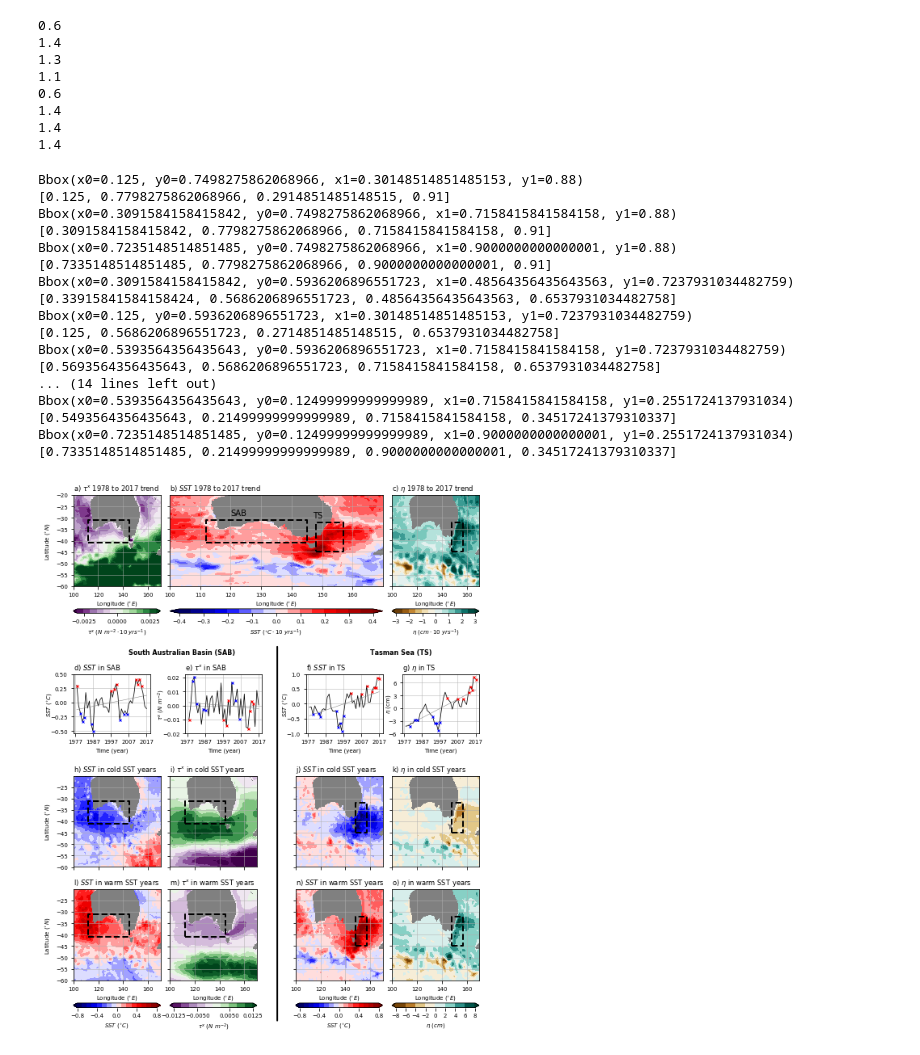
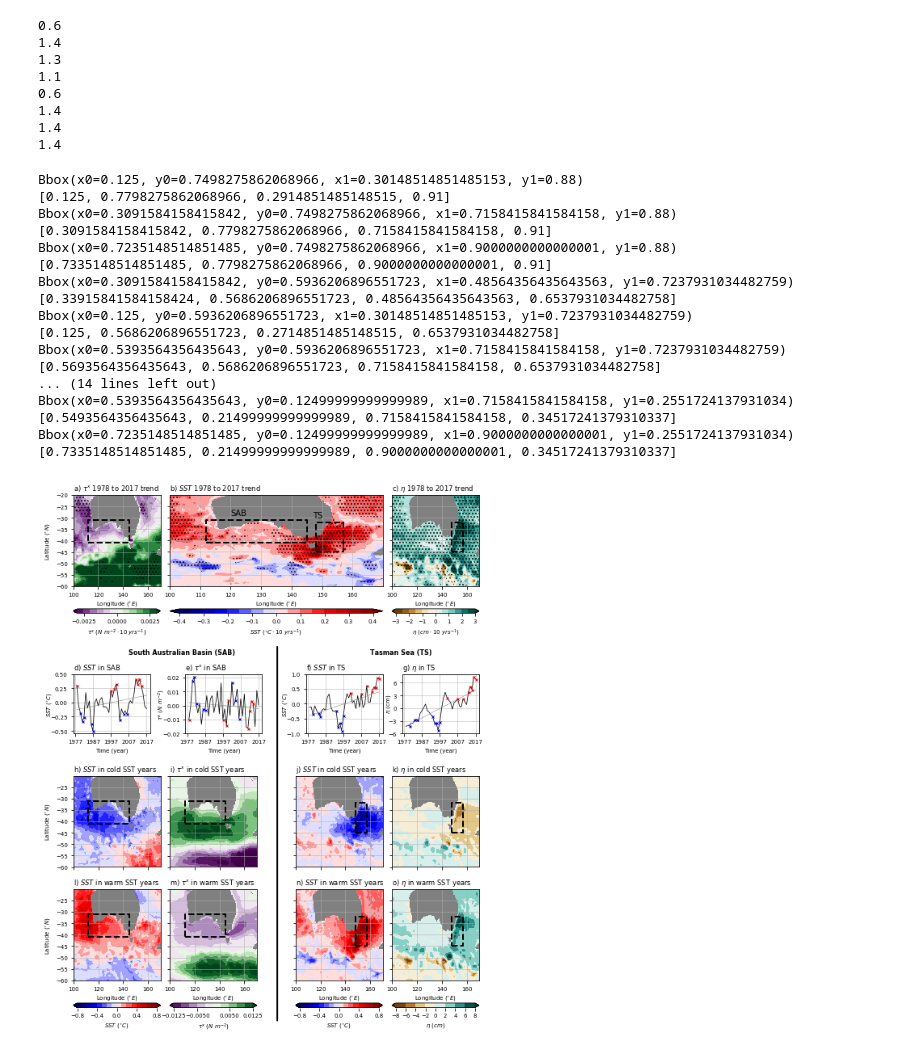
Before and after one commit to ERDuran/wombat_jra-iaf_mom025, a Jupyter notebook: c08_temp_tau_x_eta_t.ipynb, the cells around one changed output. Cells and saved outputs as stored; diff of their text form; code cells hidden in the pictures.

```diff
--- a/c08_temp_tau_x_eta_t.ipynb
+++ b/c08_temp_tau_x_eta_t.ipynb
@@ -307,9 +307,11 @@ yt_ocean = temp.yt_ocean
 xt_ocean = temp.xt_ocean
 temp_slopes = xr.DataArray(np.zeros([yt_ocean.shape[0], xt_ocean.shape[0]]), dims=(
     'latitude', 'longitude'), coords=[yt_ocean, xt_ocean], name='temp')
+temp_p = xr.DataArray(np.zeros([yt_ocean.shape[0], xt_ocean.shape[0]]), dims=(
+    'latitude', 'longitude'), coords=[yt_ocean, xt_ocean], name='temp')
 for iid, i in enumerate(yt_ocean):
     for jid, j in enumerate(xt_ocean):
-        temp_slopes[iid, jid], _, _, _, _ = \
+        temp_slopes[iid, jid], _, _, temp_p[iid, jid], _ = \
         stats.linregress(n_years, temp.sel(xt_ocean=j, yt_ocean=i))
     print('lat ' + str(np.array(i)))
 print(temp_slopes)
@@ -318,18 +320,22 @@ yu_ocean = tau_x.yu_ocean
 xu_ocean = tau_x.xu_ocean
 tau_x_slopes = xr.DataArray(np.zeros([yu_ocean.shape[0], xu_ocean.shape[0]]), dims=(
     'latitude', 'longitude'), coords=[yu_ocean, xu_ocean], name='tau_x')
+tau_x_p = xr.DataArray(np.zeros([yu_ocean.shape[0], xu_ocean.shape[0]]), dims=(
+    'latitude', 'longitude'), coords=[yu_ocean, xu_ocean], name='tau_x')
 for iid, i in enumerate(yu_ocean):
     for jid, j in enumerate(xu_ocean):
-        tau_x_slopes[iid, jid], _, _, _, _ = \
+        tau_x_slopes[iid, jid], _, _, tau_x_p[iid, jid], _ = \
         stats.linregress(n_years, tau_x.sel(xu_ocean=j, yu_ocean=i))
     print('lat ' + str(np.array(i)))
 print(tau_x_slopes)
 
 eta_t_slopes = xr.DataArray(np.zeros([yt_ocean.shape[0], xt_ocean.shape[0]]), dims=(
     'latitude', 'longitude'), coords=[yt_ocean, xt_ocean], name='eta_t')
+eta_t_p = xr.DataArray(np.zeros([yt_ocean.shape[0], xt_ocean.shape[0]]), dims=(
+    'latitude', 'longitude'), coords=[yt_ocean, xt_ocean], name='eta_t')
 for iid, i in enumerate(yt_ocean):
     for jid, j in enumerate(xt_ocean):
-        eta_t_slopes[iid, jid], _, _, _, _ = \
+        eta_t_slopes[iid, jid], _, _, eta_t_p[iid, jid], _ = \
         stats.linregress(n_years, eta_t.sel(xt_ocean=j, yt_ocean=i))
     print('lat ' + str(np.array(i)))
 print(eta_t_slopes)
@@ -1075,6 +1081,10 @@ print(pos_plot)
 levels = arange(-0.003,0.003,0.0005)
 plot = plt.contourf(tau_x_slopes_40.longitude, tau_x_slopes_40.latitude, tau_x_slopes_40,
             cmap='PRGn', levels=levels, extend='both')
+levels2=[0, 0.05]
+data2 = tau_x_p
+plot2 = plt.contourf(data2.longitude, data2.latitude, data2, hatches=['...'],
+            colors='none', levels=levels2)
 ax.set_position(bbox(pos_plot))
 
 plt.plot(
@@ -1118,6 +1128,9 @@ print(pos_plot)
 levels = arange(-0.4,0.4,0.05)
 plot = plt.contourf(temp_slopes_40.longitude, temp_slopes_40.latitude, temp_slopes_40,
             cmap='seismic', levels=levels, extend='both')
+data2 = temp_p
+plot2 = plt.contourf(data2.longitude, data2.latitude, data2, hatches=['...'],
+            colors='none', levels=levels2)
 ax.set_position(bbox(pos_plot))
 
 plt.text(120,-29,'SAB',color='k',fontsize=10)
@@ -1161,6 +1174,9 @@ print(pos_plot)
 levels = arange(-3,3,0.5)
 plot = plt.contourf(eta_t_slopes_40.longitude, eta_t_slopes_40.latitude, eta_t_slopes_40,
             cmap='BrBG', levels=levels, extend='both')
+data2 = eta_t_p
+plot2 = plt.contourf(data2.longitude, data2.latitude, data2, hatches=['...'],
+            colors='none', levels=levels2)
 ax.set_position(bbox(pos_plot))
 
 plt.plot(
@@ -1580,32 +1596,32 @@ cbar = plt.colorbar(plot, orientation='horizontal',
 ##########################################################################################
 
 
 # fig.tight_layout()
 
 
 output_ls = os.listdir(figures_path)
 if not script_name:
     script_name = 'test'
 elif script_name not in output_ls:
     os.mkdir(figures_path + '/' + script_name)
 plt.savefig(figures_path + '/' + script_name + '/' + script_name[0:3] \
-            + '_fig2_.png', bbox_inches='tight', dpi=300)
+            + '_fig2_2_2.png', bbox_inches='tight', dpi=300)
 # %% [output]
 Bbox(x0=0.125, y0=0.7498275862068966, x1=0.30148514851485153, y1=0.88)
 [0.125, 0.7798275862068966, 0.2914851485148515, 0.91]
 Bbox(x0=0.3091584158415842, y0=0.7498275862068966, x1=0.7158415841584158, y1=0.88)
 [0.3091584158415842, 0.7798275862068966, 0.7158415841584158, 0.91]
 Bbox(x0=0.7235148514851485, y0=0.7498275862068966, x1=0.9000000000000001, y1=0.88)
 [0.7335148514851485, 0.7798275862068966, 0.9000000000000001, 0.91]
 Bbox(x0=0.3091584158415842, y0=0.5936206896551723, x1=0.48564356435643563, y1=0.7237931034482759)
 [0.33915841584158424, 0.5686206896551723, 0.48564356435643563, 0.6537931034482758]
 Bbox(x0=0.125, y0=0.5936206896551723, x1=0.30148514851485153, y1=0.7237931034482759)
 [0.125, 0.5686206896551723, 0.2714851485148515, 0.6537931034482758]
 Bbox(x0=0.5393564356435643, y0=0.5936206896551723, x1=0.7158415841584158, y1=0.7237931034482759)
 [0.5693564356435643, 0.5686206896551723, 0.7158415841584158, 0.6537931034482758]
 ... (14 lines left out)
 Bbox(x0=0.5393564356435643, y0=0.12499999999999989, x1=0.7158415841584158, y1=0.2551724137931034)
 [0.5493564356435643, 0.21499999999999989, 0.7158415841584158, 0.34517241379310337]
 Bbox(x0=0.7235148514851485, y0=0.12499999999999989, x1=0.9000000000000001, y1=0.2551724137931034)
 [0.7335148514851485, 0.21499999999999989, 0.9000000000000001, 0.34517241379310337]
-[figure, old version]
+[figure, new version]
```
Also changed, not shown: parts of 6 cells of this notebook, 1 other file.
